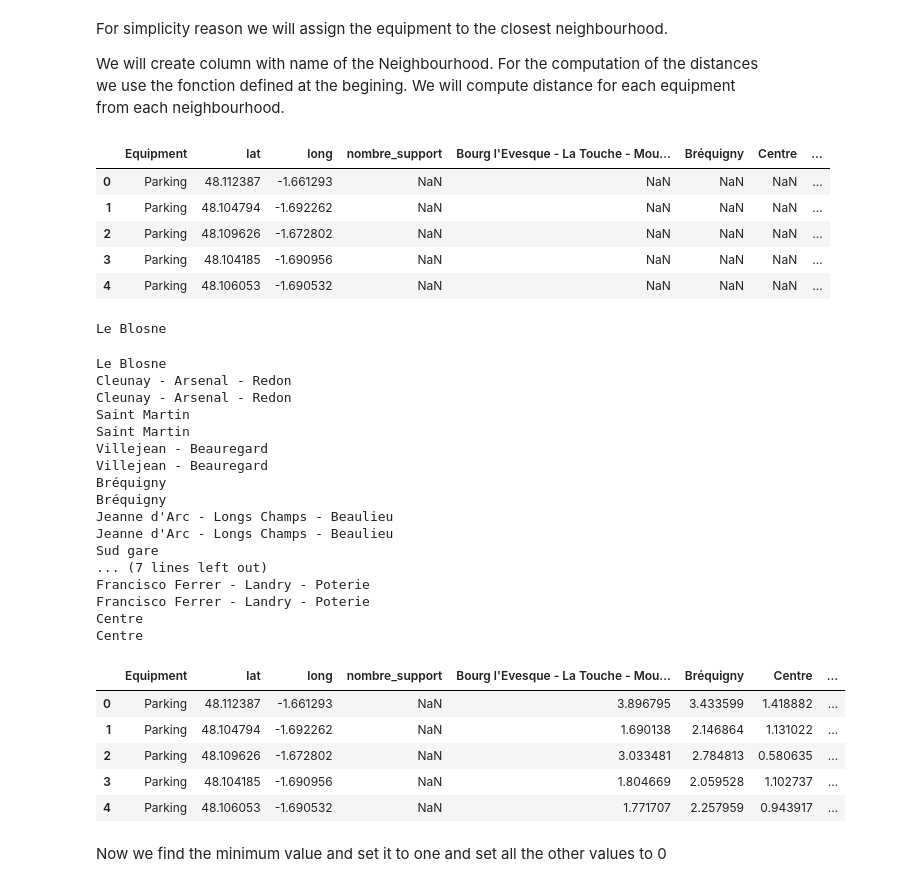
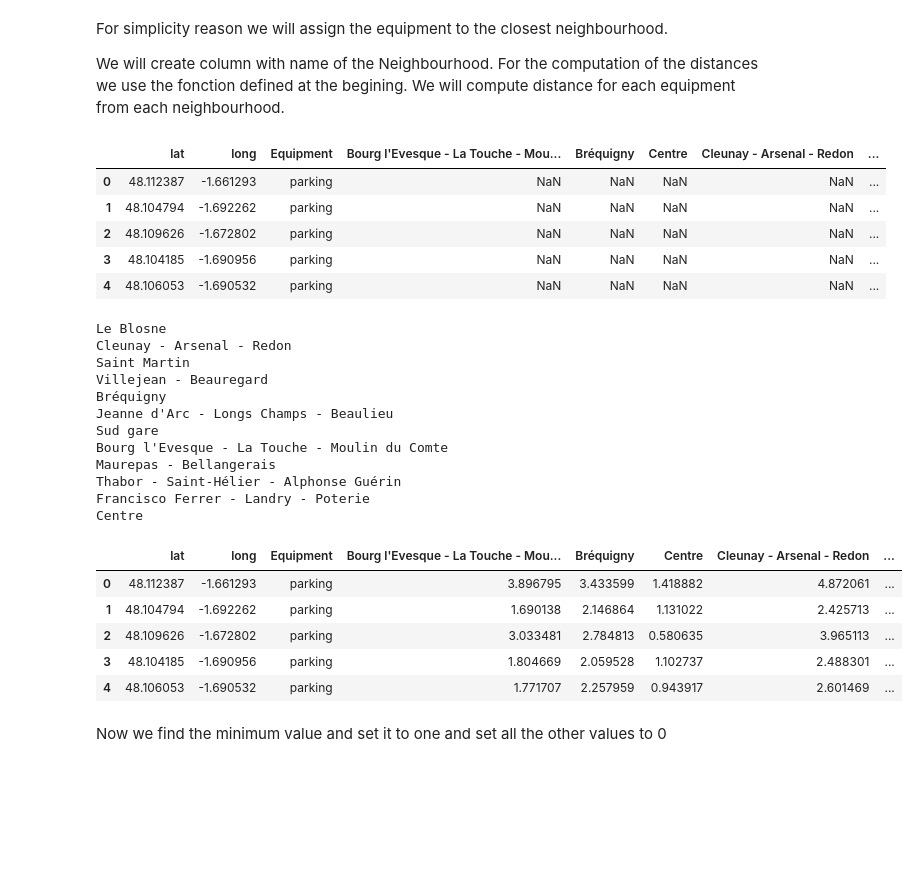
Before and after one commit to olivedu35/Coursera, a Jupyter notebook: Final Capstone Project.ipynb, the cells around one changed output. Drawn from its saved outputs; the diff is of its cells as text; code cells hidden in the pictures; blank space fills up the shorter version.

```diff
--- a/Final Capstone Project.ipynb
+++ b/Final Capstone Project.ipynb
@@ -209,7 +210,7 @@ if not hasattr(body, "__iter__"): body.__iter__ = types.MethodType( __iter__, bo
 bike_stops = pd.read_csv(body,delimiter=';')
 bike_stops = bike_stops.loc[bike_stops['nom_commune'] == 'Rennes']
 bike_stops['lat'], bike_stops['long'] = bike_stops['Geo Point'].str.split(',').str
-bike_stops = bike_stops[['nombre_support', 'lat', 'long']]
+bike_stops = bike_stops[['lat', 'long']]
 bike_stops['Equipment'] = 'bike stops'
 bike_stops.head()
 # %% [output]
@@ -254,7 +262,7 @@ green_roads = pd.read_csv(body,delimiter=';')
 green_roads = green_roads.loc[green_roads['c_insee'] == 35238.0]
 green_roads['lat'], green_roads['long'] = green_roads['Geo Point'].str.split(',').str
 green_roads = green_roads[['lat','long']]
-green_roads['Equipment'] = 'Green Roads'
+green_roads['Equipment'] = 'green roads'
 green_roads.head()
 # %% [output]
 |  | lat | long | Equipment |
@@ -273,7 +281,7 @@ if not hasattr(body, "__iter__"): body.__iter__ = types.MethodType( __iter__, bo
 paid_parking = pd.read_csv(body,delimiter=';')
 paid_parking['lat'], paid_parking['long'] = paid_parking['Geo Point'].str.split(',').str
 paid_parking = paid_parking[['lat','long']]
-paid_parking['Equipment'] = 'Parking'
+paid_parking['Equipment'] = 'parking'
 paid_parking.head()
 # %% [output]
 |  | lat | long | Equipment |
@@ -315,56 +323,48 @@ df.applymap(str)
 equipments = pd.concat([equipments, df], axis=1)
 equipments.head()
 # %% [output]
-|  | Equipment | lat | long | nombre_support | Bourg l'Evesque - La Touche - Mou... | Bréquigny | Centre | ... |
-| 0 | Parking | 48.112387 | -1.661293 | NaN | NaN | NaN | NaN | ... |
-| 1 | Parking | 48.104794 | -1.692262 | NaN | NaN | NaN | NaN | ... |
-| 2 | Parking | 48.109626 | -1.672802 | NaN | NaN | NaN | NaN | ... |
-| 3 | Parking | 48.104185 | -1.690956 | NaN | NaN | NaN | NaN | ... |
-| 4 | Parking | 48.106053 | -1.690532 | NaN | NaN | NaN | NaN | ... |
+|  | lat | long | Equipment | Bourg l'Evesque - La Touche - Mou... | Bréquigny | Centre | Cleunay - Arsenal - Redon | ... |
+| 0 | 48.112387 | -1.661293 | parking | NaN | NaN | NaN | NaN | ... |
+| 1 | 48.104794 | -1.692262 | parking | NaN | NaN | NaN | NaN | ... |
+| 2 | 48.109626 | -1.672802 | parking | NaN | NaN | NaN | NaN | ... |
+| 3 | 48.104185 | -1.690956 | parking | NaN | NaN | NaN | NaN | ... |
+| 4 | 48.106053 | -1.690532 | parking | NaN | NaN | NaN | NaN | ... |
 # %%
-# Version that should be faster
 check_distance = equipments.copy()
 
 for i in rennes_neighbourhood.index:
-    check_distance['Neighbourhood']=rennes_neighbourhood.at(i,'nom')
-    check_distance['Neighbourhood_lat']=rennes_neighbourhood.at(i,'lat')
-    check_distance['Neighbourhood_long']=rennes_neighbourhood.at(i,'long')
+    check_distance['Neighbourhood']=rennes_neighbourhood.at[i,'Neighbourhood']
+    check_distance['Neighbourhood_lat']=rennes_neighbourhood.at[i,'lat']
+    check_distance['Neighbourhood_long']=rennes_neighbourhood.at[i,'long']
     check_distance['dist_from_Neighbourhood']= check_distance.apply(lambda row: haversine(row['Neighbourhood_long'],
                                             row['Neighbourhood_lat'],
                                             row['long'],
                                             row['lat']), axis=1)
 
-    print(rennes_neighbourhood.at(i,'nom'))
+    print(rennes_neighbourhood.at[i,'Neighbourhood'])
     for j in check_distance.index:
         equipments.loc[j,check_distance.loc[j,'Neighbourhood']] = check_distance.loc[j,'dist_from_Neighbourhood']
 
-    print(rennes_neighbourhood.at(i,'nom'))
 equipments.head()
 # %% [output]
 Le Blosne
+Cleunay - Arsenal - Redon
+Saint Martin
+Villejean - Beauregard
+Bréquigny
+Jeanne d'Arc - Longs Champs - Beaulieu
+Sud gare
+Bourg l'Evesque - La Touche - Moulin du Comte
+Maurepas - Bellangerais
+Thabor - Saint-Hélier - Alphonse Guérin
+Francisco Ferrer - Landry - Poterie
+Centre
-Le Blosne
-Cleunay - Arsenal - Redon
-Cleunay - Arsenal - Redon
-Saint Martin
-Saint Martin
-Villejean - Beauregard
-Villejean - Beauregard
-Bréquigny
-Bréquigny
-Jeanne d'Arc - Longs Champs - Beaulieu
-Jeanne d'Arc - Longs Champs - Beaulieu
-Sud gare
-... (7 lines left out)
-Francisco Ferrer - Landry - Poterie
-Francisco Ferrer - Landry - Poterie
-Centre
-Centre
-|  | Equipment | lat | long | nombre_support | Bourg l'Evesque - La Touche - Mou... | Bréquigny | Centre | ... |
-| 0 | Parking | 48.112387 | -1.661293 | NaN | 3.896795 | 3.433599 | 1.418882 | ... |
-| 1 | Parking | 48.104794 | -1.692262 | NaN | 1.690138 | 2.146864 | 1.131022 | ... |
-| 2 | Parking | 48.109626 | -1.672802 | NaN | 3.033481 | 2.784813 | 0.580635 | ... |
-| 3 | Parking | 48.104185 | -1.690956 | NaN | 1.804669 | 2.059528 | 1.102737 | ... |
-| 4 | Parking | 48.106053 | -1.690532 | NaN | 1.771707 | 2.257959 | 0.943917 | ... |
+|  | lat | long | Equipment | Bourg l'Evesque - La Touche - Mou... | Bréquigny | Centre | Cleunay - Arsenal - Redon | ... |
+| 0 | 48.112387 | -1.661293 | parking | 3.896795 | 3.433599 | 1.418882 | 4.872061 | ... |
+| 1 | 48.104794 | -1.692262 | parking | 1.690138 | 2.146864 | 1.131022 | 2.425713 | ... |
+| 2 | 48.109626 | -1.672802 | parking | 3.033481 | 2.784813 | 0.580635 | 3.965113 | ... |
+| 3 | 48.104185 | -1.690956 | parking | 1.804669 | 2.059528 | 1.102737 | 2.488301 | ... |
+| 4 | 48.106053 | -1.690532 | parking | 1.771707 | 2.257959 | 0.943917 | 2.601469 | ... |
 # %% [markdown]
 Now we find the minimum value and set it to one and set all the other values to 0
 # %%
```
Also changed, not shown: parts of 56 cells of this notebook.
